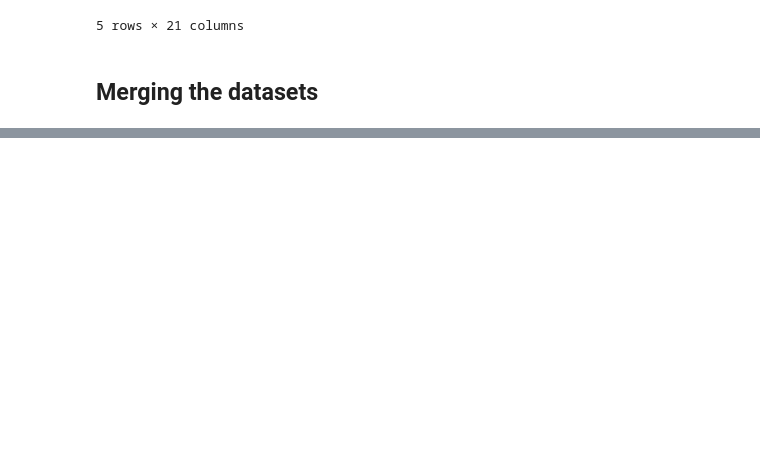
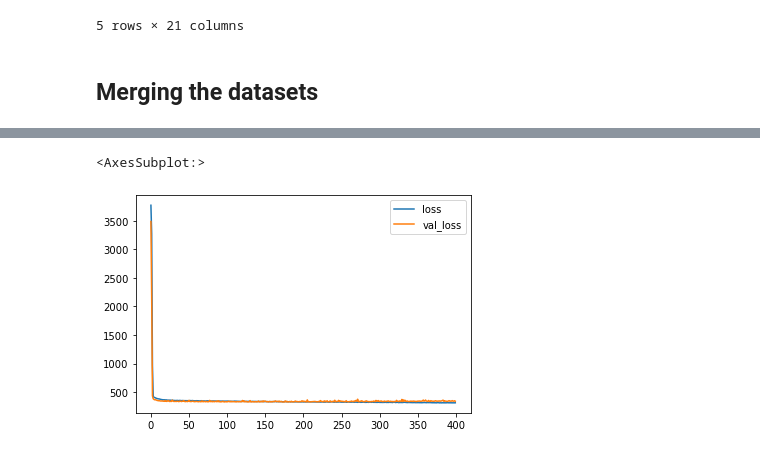
Before and after one commit to pradyumn5000/DSAI_Project, a Jupyter notebook: DSAI_Proj.ipynb, the cells around one changed output, grey strips where cells are left out. Cells and saved outputs as stored; diff of their text form; code cells hidden in the pictures; blank space fills up the shorter version.

```diff
--- a/DSAI_Proj.ipynb
+++ b/DSAI_Proj.ipynb
@@ -378,0 +473,3 @@ c
+# %%
+y_test = data_test['popularity'].values
+y_test
@@ -378,0 +494,7 @@ c
+# %%
+scaler = MinMaxScaler()
+
+x_train = scaler.fit_transform(x_train)
+x_test = scaler.transform(x_test)
+
+x_train
@@ -378,0 +515,19 @@ c
+# %%
+model = Sequential()
+
+model.add(Dense(43, activation='relu'))
+
+model.add(Dense(30, activation='relu'))
+
+model.add(Dense(20, activation='relu'))
+
+model.add(Dense(10, activation='relu'))
+
+model.add(Dense(3, activation='relu'))
+
+model.add(Dense(1))
+
+model.compile(optimizer='adam', loss='mse')
+# %%
+model.fit(x=x_train, y=y_train, epochs=400,
+          validation_data=(x_test,y_test))
@@ -378,0 +553,6 @@ c
+# %%
+model_losses = pd.DataFrame(model.history.history)
+model_losses.plot()
+# %% [output]
+<AxesSubplot:>
+[figure, added]
```
Also changed, not shown: parts of 25 cells of this notebook.
